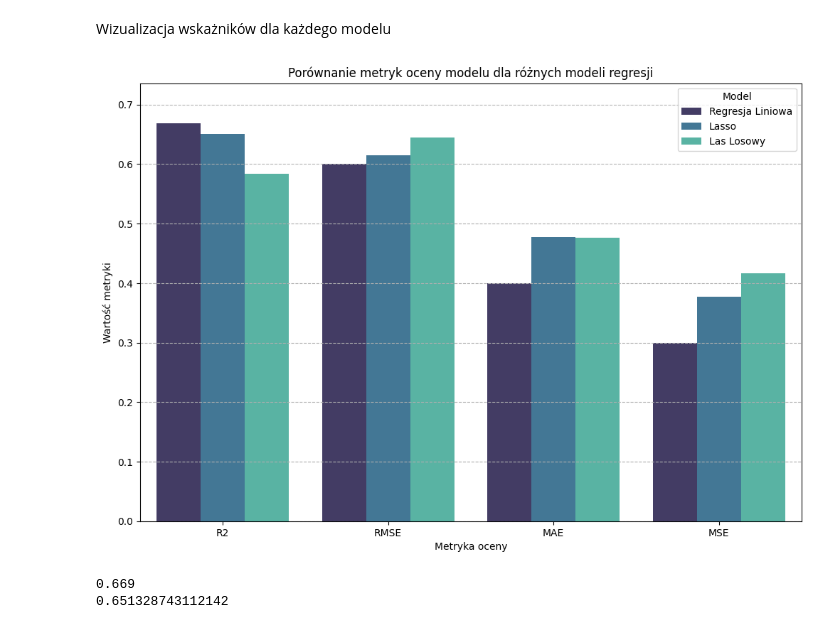
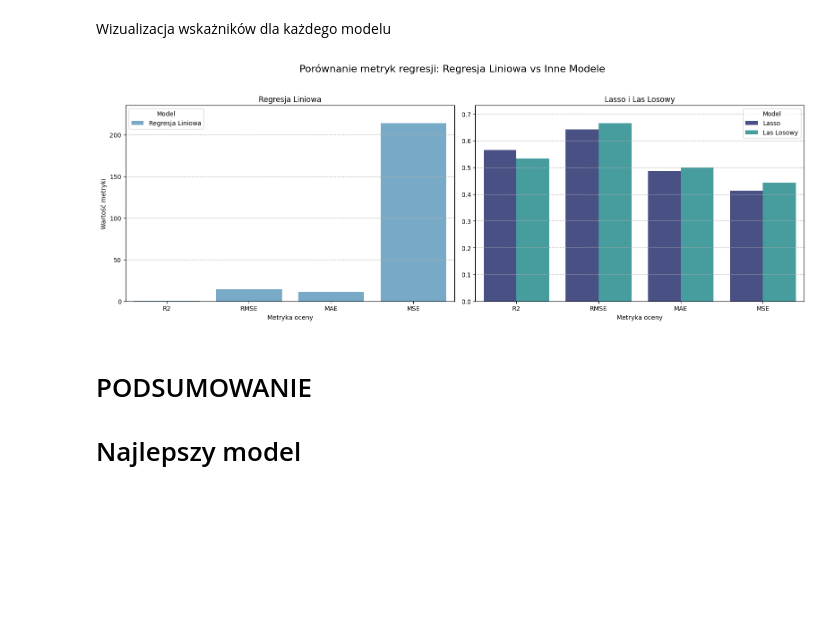
Before and after one commit to jurewiczM/PUM_Ptojekt_2025, a Jupyter notebook: Project_preprocessing.ipynb, the cells around one changed output. Cells and saved outputs as stored; diff of their text form; code cells hidden in the pictures; blank space fills up the shorter version.

Commit message:
Poprawa ostatniego wykresu, można poprawiać teksty

```diff
--- a/Project_preprocessing.ipynb
+++ b/Project_preprocessing.ipynb
@@ -825,33 +825,35 @@ plt.show()
 Z wykresów wynika, że losowy las nie jest dobrym wyborem, gdyż pomimo zachowania mniej więcej trendu, reszty są bardzo rozrzucone, co pokazuje słabą jakość modelu, pomimo doboru hiperparametrów
 # %% [markdown]
 Wizualizacja wskażników dla każdego modelu
-# %%
-models = ['Regresja Liniowa', 'Lasso', 'Las Losowy'] #modele Analizy
-r2_values = [r2, r2_lasso, r2_rf]
-rmse_values = [rmse, rmse_lasso, rmse_rf]
-mae_values = [mae, mae_lasso, mae_rf]
-mse_values = [mse, mse_lasso, mse_rf]
-
-metrics_data = {
-    'Model': models * 4,
-    'Wartość': r2_values + rmse_values + mae_values + mse_values,
-    'Metryka': ['R2'] * len(models) + ['RMSE'] * len(models) + ['MAE'] * len(models) + ['MSE'] * len(models)
-}
-
-df_metrics = pd.DataFrame(metrics_data)
-#wykres wartości metryk dla 3 modeli regresji liniowej lasso oraz Lasu losowego
-plt.figure(figsize=(12, 8))
-sns.barplot(x='Metryka', y='Wartość', hue='Model', data=df_metrics, palette='mako')
-plt.title('Porównanie metryk oceny modelu dla różnych modeli regresji')
-plt.ylabel('Wartość metryki')
-plt.xlabel('Metryka oceny')
-plt.ylim(0, max(df_metrics['Wartość']) * 1.1)
-plt.grid(axis='y', linestyle='--')
-plt.show()
-
-print(r2)
-print(r2_lasso)
-# %% [output]
-[figure, removed]
-0.669
-0.651328743112142
+# %%
+# Ze względu na brak standaryzacji przy linearnej. teraz jest git
+
+fig, axes = plt.subplots(1, 2, figsize=(16, 6))
+
+# Wykres 1 – Regresja Liniowa
+sns.barplot(x='Metryka', y='Wartość', hue='Model', data=df_lin, palette='Blues', ax=axes[0])
+axes[0].set_title('Regresja Liniowa')
+axes[0].set_ylabel('Wartość metryki')
+axes[0].set_ylim(0, df_lin['Wartość'].max() * 1.1)  # Skala tylko dla Regresji Liniowej
+axes[0].grid(axis='y', linestyle='--')
+
+# Wykres 2 – Pozostałe modele
+sns.barplot(x='Metryka', y='Wartość', hue='Model', data=df_other, palette='mako', ax=axes[1])
+axes[1].set_title('Lasso i Las Losowy')
+axes[1].set_ylabel('')
+axes[1].set_ylim(0, df_other['Wartość'].max() * 1.1)  # Osobna skala – dopasowana do mniejszych wartości
+axes[1].grid(axis='y', linestyle='--')
+
+# Styl i opisy
+for ax in axes:
+    ax.set_xlabel('Metryka oceny')
+
+plt.suptitle('Porównanie metryk regresji: Regresja Liniowa vs Inne Modele', fontsize=16)
+plt.tight_layout(rect=[0, 0, 1, 0.95])
+plt.show()
+# %% [output]
+[figure, added]
+# %% [markdown]
+# PODSUMOWANIE
+
+# Najlepszy model
```
Also changed, not shown: parts of 13 cells of this notebook.
